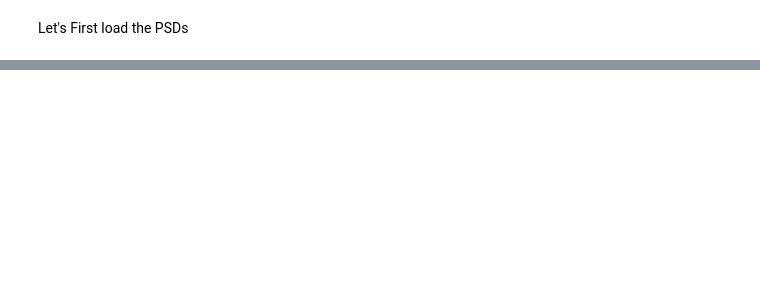
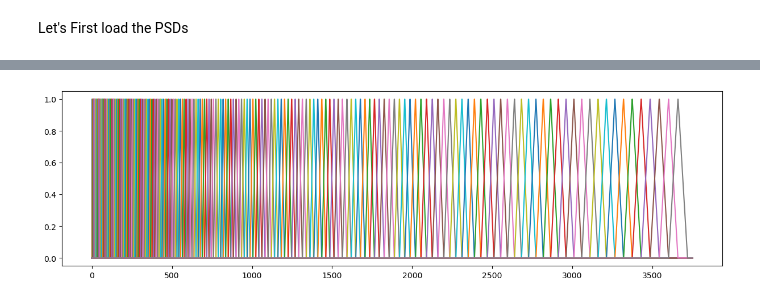
Before and after one commit to YacineBelHadj/AD_yacine, a Jupyter notebook: notebooks/feature/analyse_mel.ipynb, the cells around one changed output, grey strips where cells are left out. Drawn from its saved outputs; the diff is of its cells as text; code cells hidden in the pictures; blank space fills up the shorter version.

Commit message:
feat: add filter bank computation

```diff
--- a/notebooks/feature/analyse_mel.ipynb
+++ b/notebooks/feature/analyse_mel.ipynb
@@ -12,0 +39,11 @@ FileNotFoundError: [Errno 2] No such file or directory: '/data/processed/PSD/PSD
+# %%
+def get_filter_points(fmin, fmax, n_mels,fft_size, fs=250):
+    # Convert Hz to Mel
+    min_mel = freq_to_mel(fmin)
+    max_mel = freq_to_mel(fmax)
+    # Equally spaced in Mel scale
+    mels = np.linspace(min_mel, max_mel, n_mels)
+    # Convert Mel to Hz
+    freqs = mel_to_freq(mels)
+    # Convert Hz to fft bin number
+    return np.floor((fft_size + 1) * freqs / fs).astype(int) , freqs
@@ -12,0 +72,23 @@ FileNotFoundError: [Errno 2] No such file or directory: '/data/processed/PSD/PSD
+# %%
+
+
+filter_points, mel_freqs=get_filter_points(0,62,mel_filter_num,250*60)
+# %%
+def get_filters(filter_points, FFT_size):
+    filters = np.zeros((len(filter_points)-2,int(FFT_size/2+1)))
+
+    for n in range(len(filter_points)-2):
+        filters[n, filter_points[n] : filter_points[n + 1]] = np.linspace(0, 1, filter_points[n + 1] - filter_points[n])
+        filters[n, filter_points[n + 1] : filter_points[n + 2]] = np.linspace(1, 0, filter_points[n + 2] - filter_points[n + 1])
+
+    return filters
+# %%
+
+
+filters = get_filters(filter_points, 250*30)
+
+plt.figure(figsize=(15,4))
+for n in range(filters.shape[0]):
+    plt.plot(filters[n])
+# %% [output]
+[figure, added]
```
Also changed, not shown: parts of 14 cells of this notebook.
